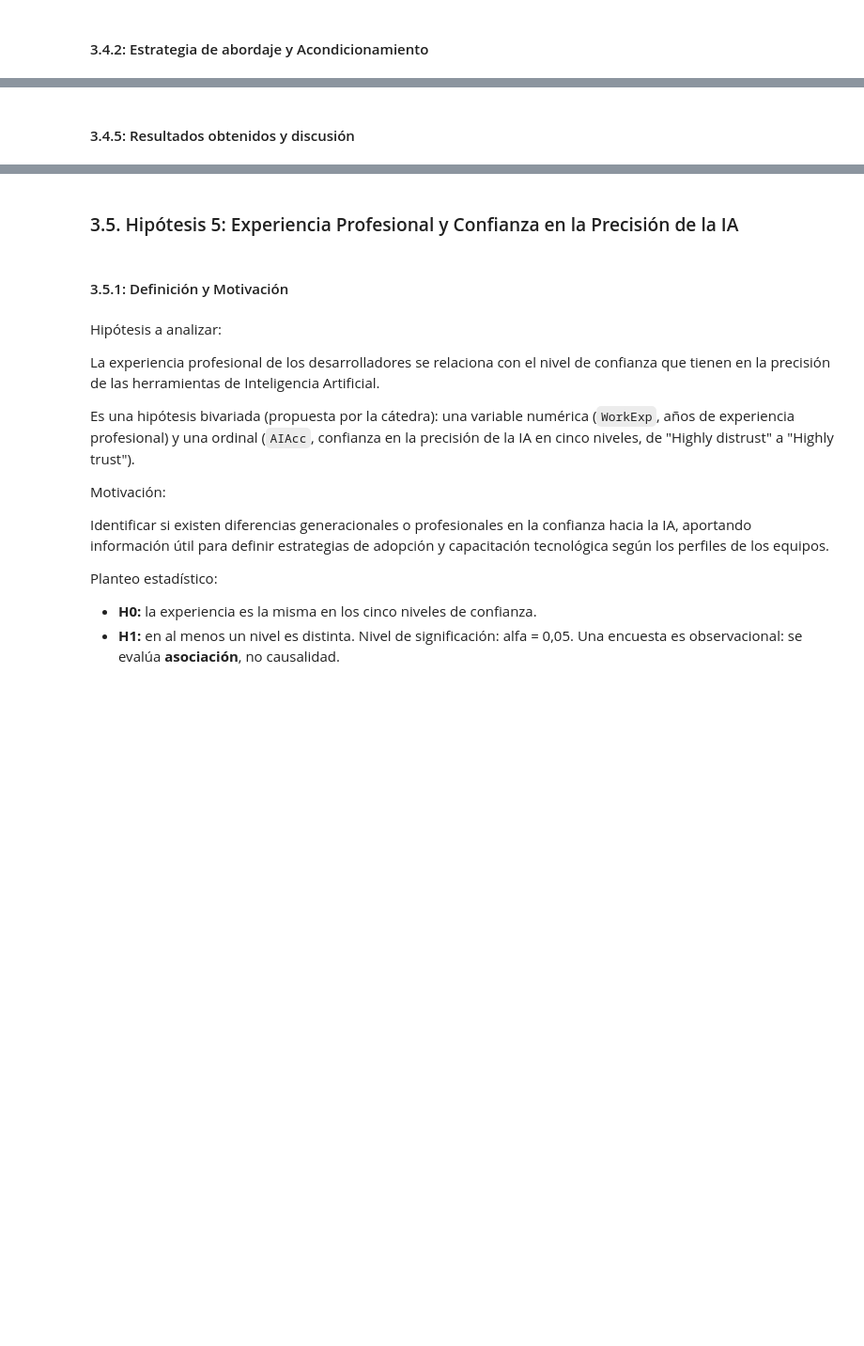
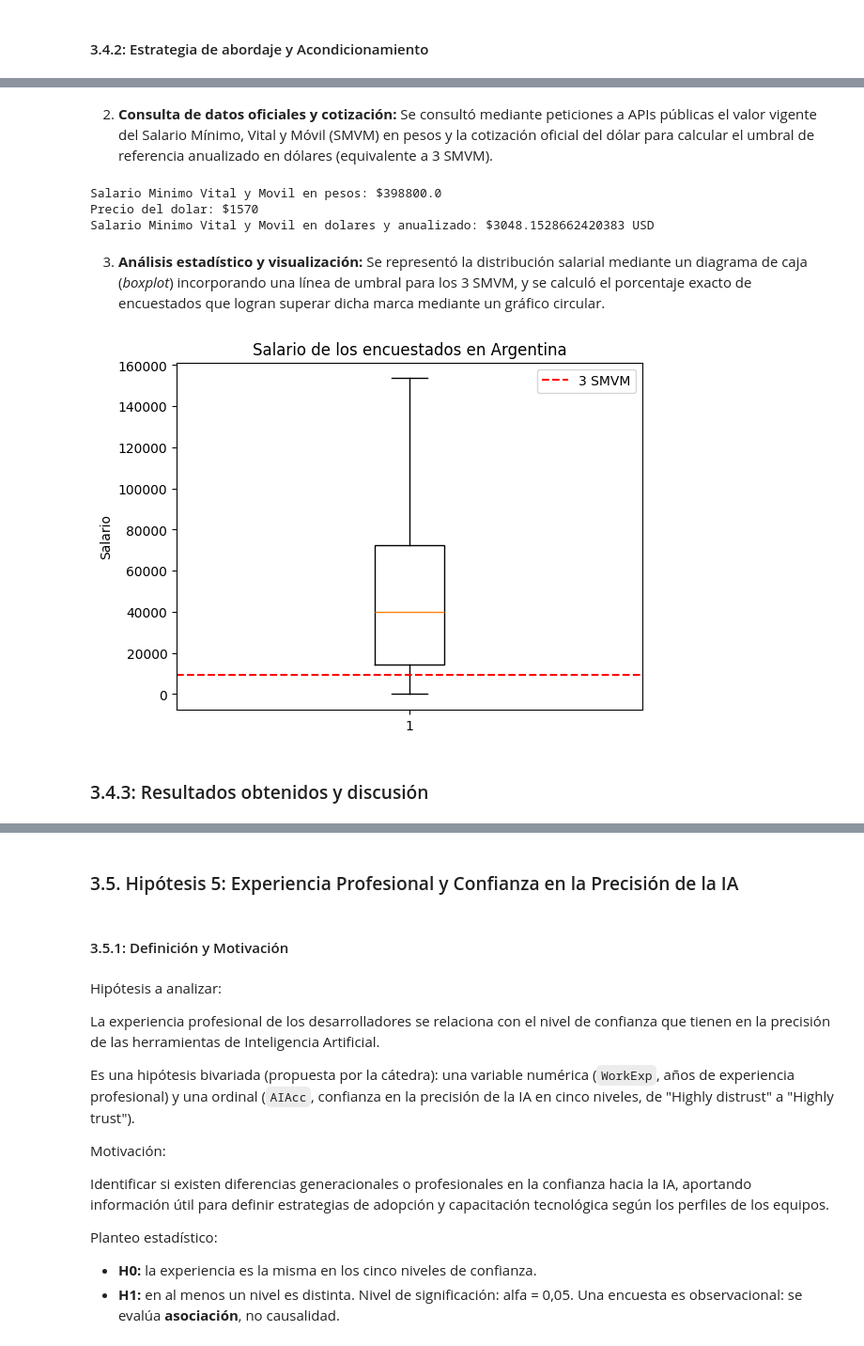
Before and after one commit to Smigol297/TPE-Fundamentos-ciencia-datos, a Jupyter notebook: TPE-Fundamentos-StackOverflow-Grupo35.ipynb, the cells around one changed output, grey strips where cells are left out. Shown at 94% size. Cells and saved outputs as stored; diff of their text form; code cells hidden in the pictures; blank space fills up the shorter version.

```diff
--- a/TPE-Fundamentos-StackOverflow-Grupo35.ipynb
+++ b/TPE-Fundamentos-StackOverflow-Grupo35.ipynb
@@ -875,0 +822,4 @@ Rechazamos la hipótesis porque la IA, hoy en día, no funciona como una habilid
+# %%
+salario = "ConvertedCompYearly"
+encuestados_argentina = df_perfil_economico[df_perfil_economico["Country"]=="Argentina"]
+encuestados_argentina[[salario]].info()
@@ -875,0 +835,6 @@ Rechazamos la hipótesis porque la IA, hoy en día, no funciona como una habilid
+# %%
+# Se puede observar que 160 de esos 222 registros son valores no nulos, eso quiere decir que 62 si lo son
+# Limpiamos el dataset de los valores nulos
+encuestados_argentina = encuestados_argentina.dropna(subset=[salario])
+salario_encuestados_argentina=encuestados_argentina[salario]
+salario_encuestados_argentina.describe()
@@ -876,2 +851,30 @@ Rechazamos la hipótesis porque la IA, hoy en día, no funciona como una habilid
+# %% [markdown]
+2. **Consulta de datos oficiales y cotización:** Se consultó mediante peticiones a APIs públicas el valor vigente del Salario Mínimo, Vital y Móvil (SMVM) en pesos y la cotización oficial del dólar para calcular el umbral de referencia anualizado en dólares (equivalente a 3 SMVM).
+# %%
+respuesta = requests.get("https://api.argly.com.ar/v1/smvm")
+datos = respuesta.json()
+smvm = datos["data"]["smvm"]
+print(f"Salario Minimo Vital y Movil en pesos: ${smvm}")
+respuesta_dolar = requests.get("https://dolarapi.com/v1/dolares/oficial")
+precio_dolar = respuesta_dolar.json().get("venta")
+print(f"Precio del dolar: ${precio_dolar}")
+smvm_dolarizado = (smvm / precio_dolar) *12
+print(f"Salario Minimo Vital y Movil en dolares y anualizado: ${smvm_dolarizado} USD")
+# %% [output]
+Salario Minimo Vital y Movil en pesos: $398800.0
+Precio del dolar: $1570
+Salario Minimo Vital y Movil en dolares y anualizado: $3048.1528662420383 USD
+# %% [markdown]
+3. **Análisis estadístico y visualización:** Se representó la distribución salarial mediante un diagrama de caja (*boxplot*) incorporando una línea de umbral para los 3 SMVM, y se calculó el porcentaje exacto de encuestados que logran superar dicha marca mediante un gráfico circular.
+# %%
+umbral = 3 * smvm_dolarizado
+plt.boxplot(salario_encuestados_argentina)
+plt.axhline(y=umbral, color="red", linestyle="--", label="3 SMVM")
+plt.title("Salario de los encuestados en Argentina")
+plt.ylabel("Salario")
+plt.legend()
+plt.show()
+# %% [output]
+[figure, added]
 # %% [markdown]
-#### 3.4.5: Resultados obtenidos y discusión
+### 3.4.3: Resultados obtenidos y discusión
```
Also changed, not shown: parts of 62 cells of this notebook, 4 other files.
